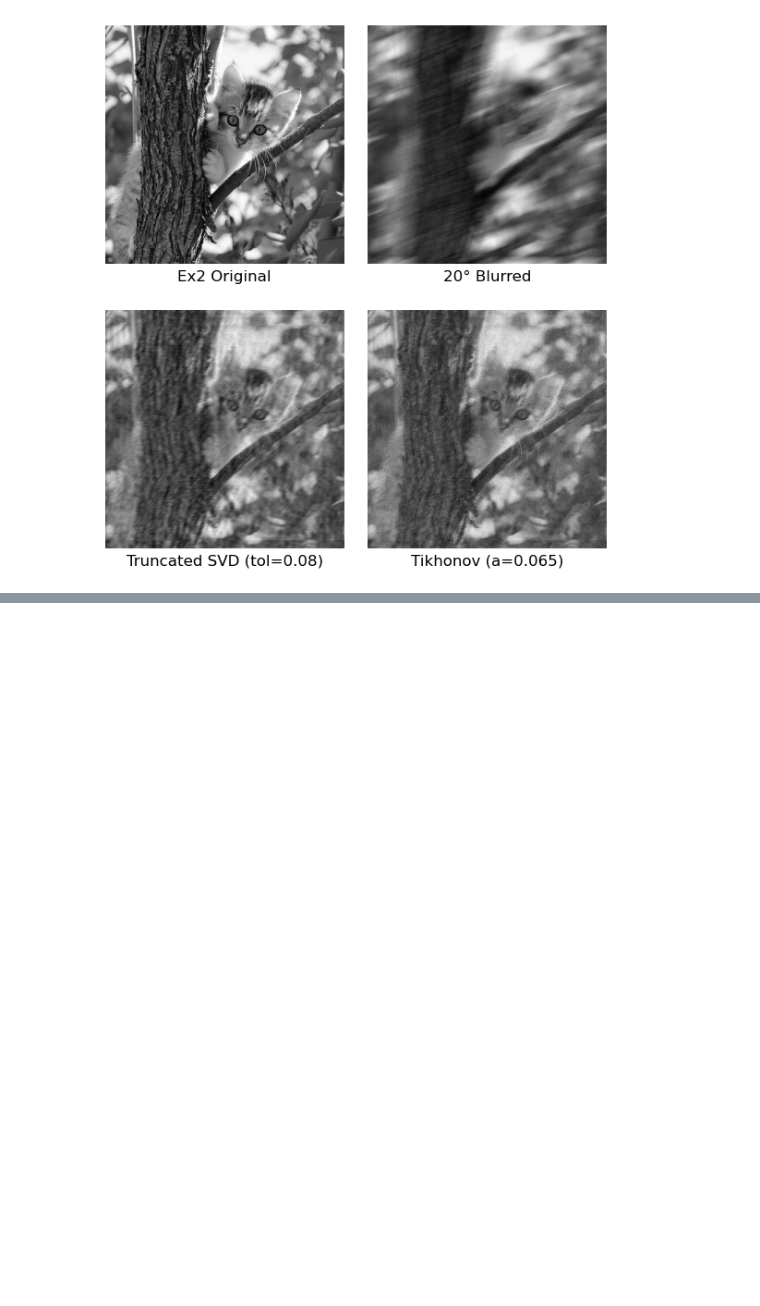
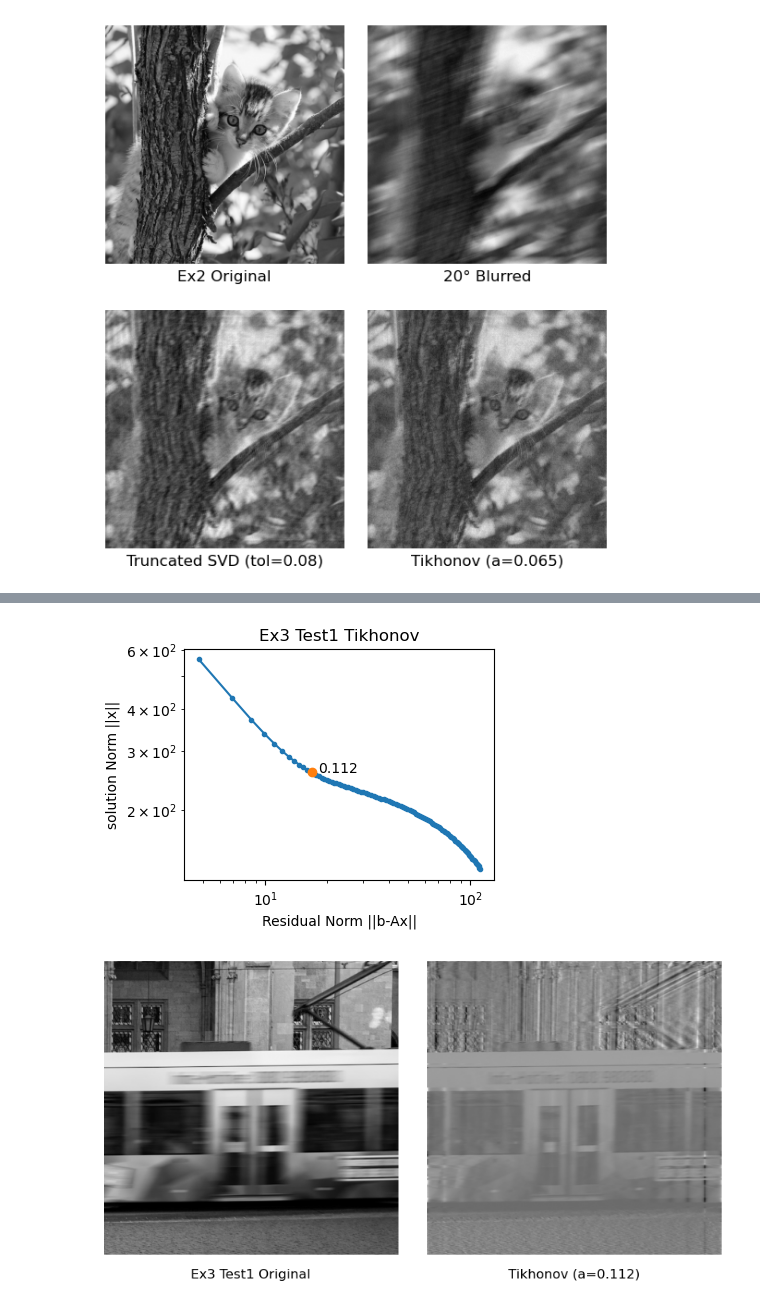
Before and after one commit to lunakim-ubc/ImageDeblurring, a Jupyter notebook: motion_deblur_linear.ipynb, the cells around one changed output, grey strips where cells are left out. Saved outputs shown, nothing was run; the diff lists cells and outputs as text; code cells hidden in the pictures; blank space fills up the shorter version.

Commit message:
add a real motion blurred photo example (test1)

```diff
--- a/motion_deblur_linear.ipynb
+++ b/motion_deblur_linear.ipynb
@@ -338,0 +354,20 @@ plot_comparison([ex2_gray_arr, ex2_20_blurred, ex2_20_tsvd, ex2_20_tikhonov],
+# %%
+ex3_test1_gray_arr = convert_img_to_norm_np_arr('./motion_deblur_img/input/Image_by_Marco_Hofmann_from_Pixabay.jpg',
+                                          'ex3_test1_grayscale.jpg',
+                                          grayscale=True)
+
+ex3_test1_estimated_length = 29
+ex3_test1_estimated_angle = 1
+ex3_test1_tikhonov_alpha = 0.112
+plot_l_curve_linear_motion(compute_tikhonov, ex3_test1_estimated_length, ex3_test1_estimated_angle,
+                           ex3_test1_gray_arr, 0.01, 0.9, 'Ex3 Test1 Tikhonov', ex3_test1_tikhonov_alpha)
+
+ex3_tikhonov = compute_linear_motion_deblur(compute_tikhonov, ex3_test1_estimated_length, ex3_test1_estimated_angle,
+                                            ex3_test1_gray_arr, ex3_test1_tikhonov_alpha)
+
+plot_comparison([ex3_test1_gray_arr, ex3_tikhonov],
+          ['Ex3 Test1 Original', f'Tikhonov (a={ex3_test1_tikhonov_alpha})'],
+          1, 2, figsize=(10, 5), cmap='gray')
+# %% [output]
+[figure, added]
+[figure, added]
```
Also changed, not shown: parts of 9 cells of this notebook, 2 other files.
